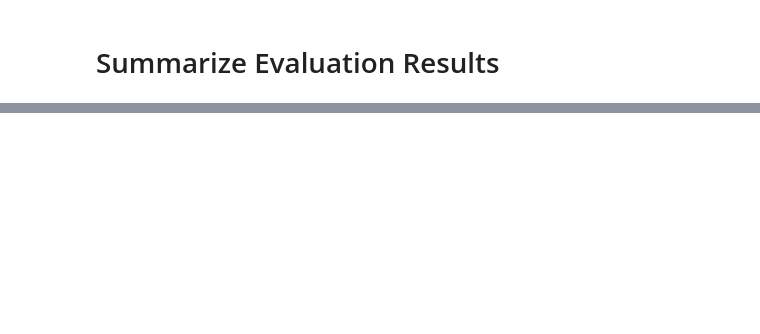
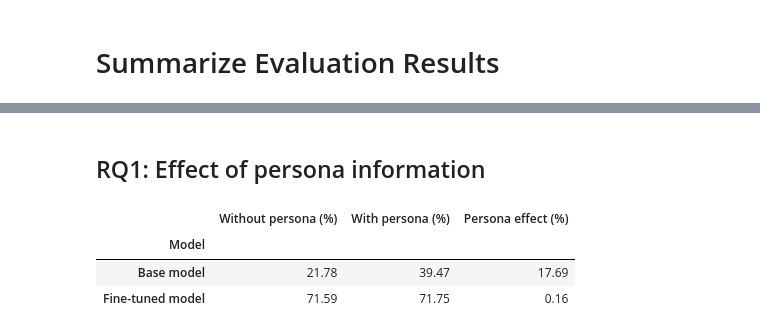
Before and after one commit to luishengjie/large-behavior-model, a Jupyter notebook: notebooks/05_evaluation_results.ipynb, the cells around one changed output, grey strips where cells are left out. Saved outputs shown, nothing was run; the diff lists cells and outputs as text; code cells hidden in the pictures; blank space fills up the shorter version.

```diff
--- a/notebooks/05_evaluation_results.ipynb
+++ b/notebooks/05_evaluation_results.ipynb
@@ -129,0 +230,49 @@ report_results.round(2)
+# %% [markdown]
+## RQ1: Effect of persona information
+# %%
+PRIMARY_METRIC = (
+    "task_weighted_accuracy_including_invalid_pct"
+)
+
+persona_effect = pd.DataFrame(
+    [
+        {
+            "Model": "Base model",
+            "Without persona (%)": model_results.loc[
+                "Base model, no persona",
+                PRIMARY_METRIC,
+            ],
+            "With persona (%)": model_results.loc[
+                "Base model + persona",
+                PRIMARY_METRIC,
+            ],
+        },
+        {
+            "Model": "Fine-tuned model",
+            "Without persona (%)": model_results.loc[
+                "Fine-tuned model, no persona",
+                PRIMARY_METRIC,
+            ],
+            "With persona (%)": model_results.loc[
+                "Fine-tuned model + persona",
+                PRIMARY_METRIC,
+            ],
+        },
+    ]
+).set_index("Model")
+
+persona_effect["Persona effect (%)"] = (
+    persona_effect["With persona (%)"]
+    - persona_effect["Without persona (%)"]
+)
+
+display(
+    persona_effect.style.format(
+        "{:.2f}"
+    )
+)
+# %% [output]
+|  | Without persona (%) | With persona (%) | Persona effect (%) |
+| Model |  |  |  |
+| Base model | 21.78 | 39.47 | 17.69 |
+| Fine-tuned model | 71.59 | 71.75 | 0.16 |
```
Also changed, not shown: parts of 10 cells of this notebook, 1 other file.
